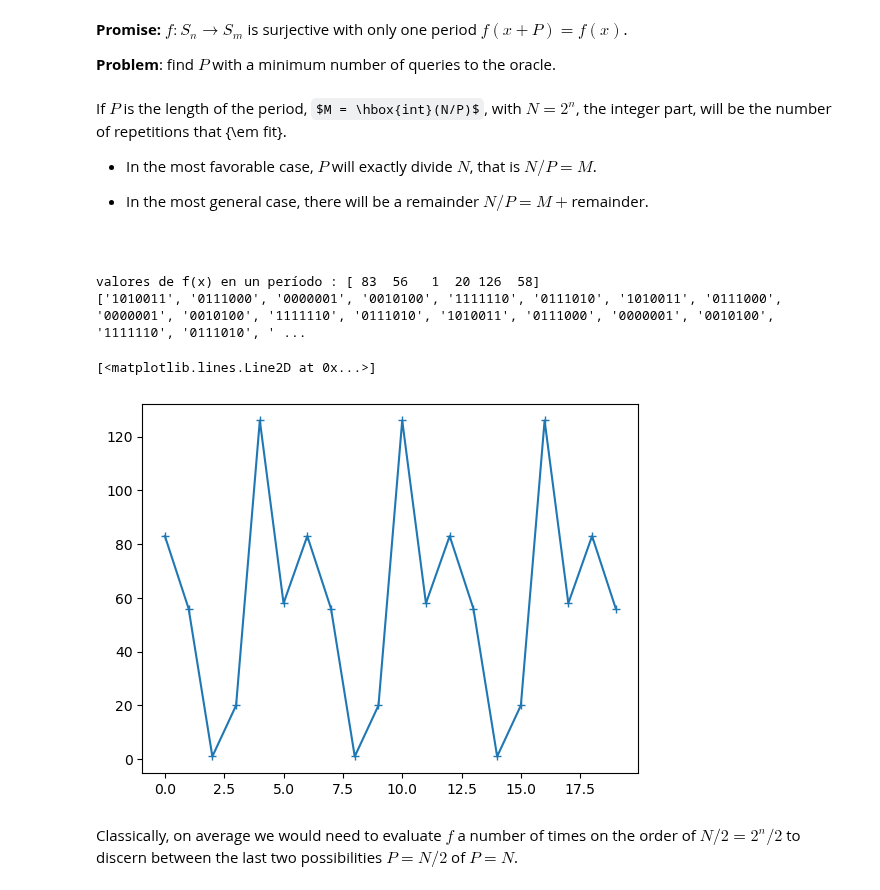
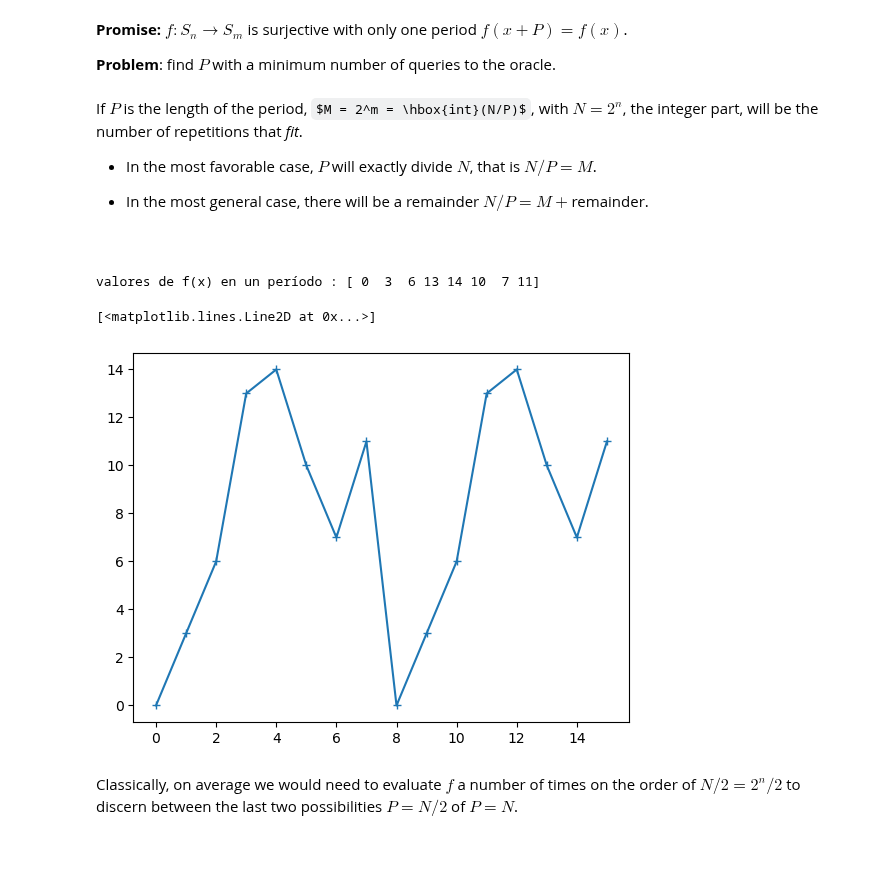
Before and after one commit to jamasole/Quantum_Information_Concepts_and_Tools, a Jupyter notebook: 03_Basic_quantum_computing/034_QFT.ipynb, the cells around one changed output. Cells and saved outputs as stored; diff of their text form; code cells hidden in the pictures; some formulas as TeX source; blank space fills up the shorter version.

```diff
--- a/03_Basic_quantum_computing/034_QFT.ipynb
+++ b/03_Basic_quantum_computing/034_QFT.ipynb
@@ -454,7 +453,7 @@ A direct application of the quantum Fourier transform is related to periodic fun
 
 **Problem**: find $P$ with a minimum number of queries to the oracle.
 # %% [markdown]
-If $P$ is the length of the period, $M = \hbox{int}(N/P)$, with $N = 2^n$, the integer part, will be the number of repetitions that {\em fit}.
+If $P$ is the length of the period, $M = 2^m = \hbox{int}(N/P)$, with $N = 2^n$, the integer part, will be the number of repetitions that *fit*.
 
 - In the most favorable case, $P$ will exactly divide $N$, that is $N/P = M$.
 
@@ -464,31 +463,31 @@ If $P$ is the length of the period, $M = \hbox{int}(N/P)$, with $N = 2^n$, the i
 # %%
 def f_periodica(Nn,Nm,P,show_values=True):
     # hay argumentos Nm=2^n y Nm=2^m para el caso de funciones de S_n -> S_m
     N= Nn
     M= int(N/P)
     values= np.random.choice(Nm-1,P,replace=False) #seleccionamos P valores aleatorios entre 1 y Nm
     if show_values:
         print('valores de f(x) en un período :',values)
 
     fout=np.zeros(N)
     for m in range(M+1):
         for p in range(P):
             if p + m*P < N:
                 fout[p + m*P] = values[p]
 #    print('tabla binaria de verdad completa de la función f(x):',  fout)
     fout_binary = [format(int(i), 'b').zfill(int(np.ceil(np.log2(np.max(fout)+2)))) for i in fout]
 
     return fout_binary,fout
 
-' por ejemplo veamos una función con Nn=Nm = 8 y P= 4'
-fout_binary, fout = f_periodica(128,128,6,show_values=True)
-print(fout_binary)
-plt.plot(fout[:20],'-+')
+' por ejemplo veamos una función con Nn=Nm = 16 y P= 16'
+fout_binary, fout = f_periodica(16,16,8,show_values=True)
+#print(fout_binary)
+#print(fout)
+plt.plot(fout[:16],'-+')
 # %% [output]
-valores de f(x) en un período : [ 83  56   1  20 126  58]
-['1010011', '0111000', '0000001', '0010100', '1111110', '0111010', '1010011', '0111000', '0000001', '0010100', '1111110', '0111010', '1010011', '0111000', '0000001', '0010100', '1111110', '0111010', ' ...
+valores de f(x) en un período : [ 0  3  6 13 14 10  7 11]
 [<matplotlib.lines.Line2D at 0x...>]
-[figure, old version]
+[figure, new version]
 # %% [markdown]
 Classically, on average we would need to evaluate $f$ a number of times on the order of $N/2 = 2^n/2$ to discern between the last two possibilities $P=N/2$ of $P=N$.
 # %% [markdown]
```
Also changed, not shown: parts of 16 cells of this notebook, 1 other file.
